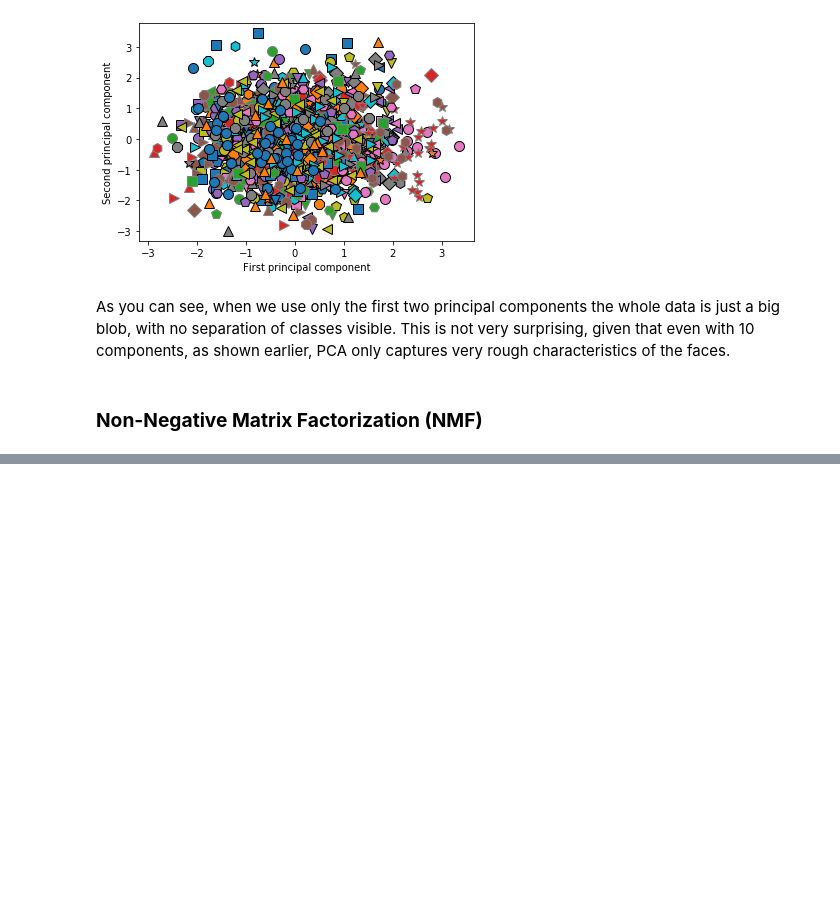
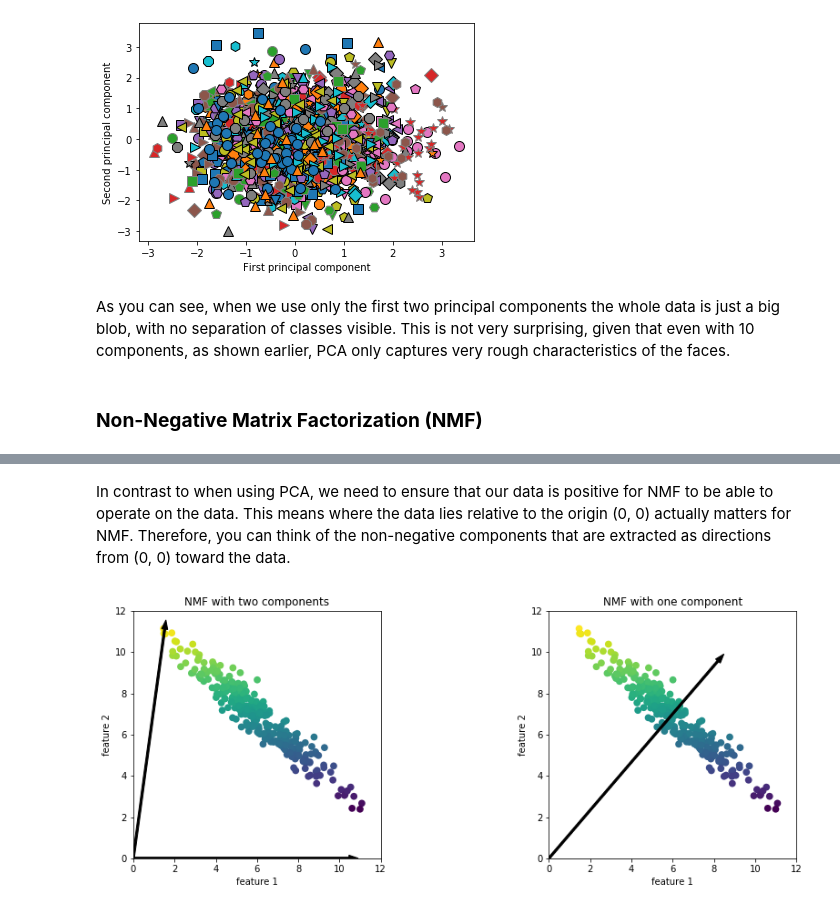
Before and after one commit to cmarsa/imlwp, a Jupyter notebook: 03_unsupervised_learning_and_preprocessing.ipynb, the cells around one changed output, grey strips where cells are left out. Saved outputs shown, nothing was run; the diff lists cells and outputs as text; code cells hidden in the pictures; blank space fills up the shorter version.

Commit message:
Until Non Negative Matrix Factorization.

```diff
--- a/03_unsupervised_learning_and_preprocessing.ipynb
+++ b/03_unsupervised_learning_and_preprocessing.ipynb
@@ -652,0 +671,8 @@ given that even with 10 components, as shown earlier, PCA only captures very rou
+# %% [markdown]
+In contrast to when using PCA, we need to ensure that our data is positive for NMF
+to be able to operate on the data. This means where the data lies relative to the origin
+(0, 0) actually matters for NMF. Therefore, you can think of the non-negative components that are extracted as directions from (0, 0) toward the data.
+# %%
+mglearn.plots.plot_nmf_illustration()
+# %% [output]
+[figure, added]
```
Also changed, not shown: parts of 17 cells of this notebook.
